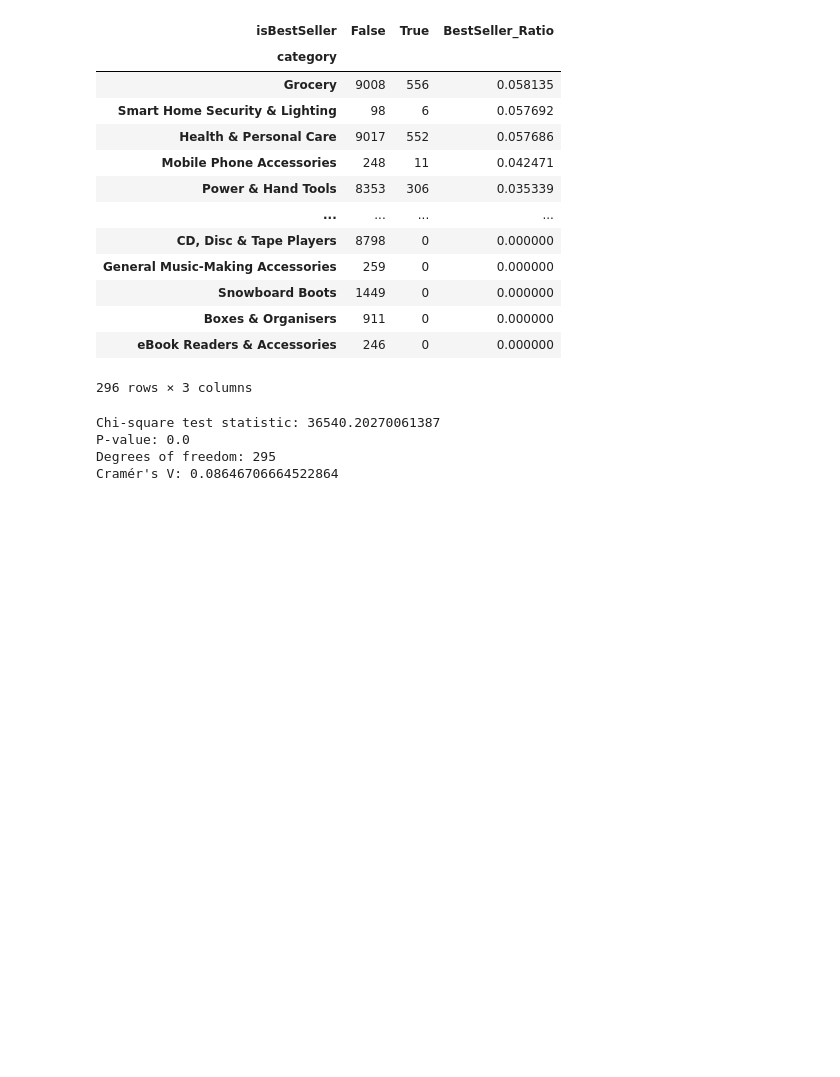
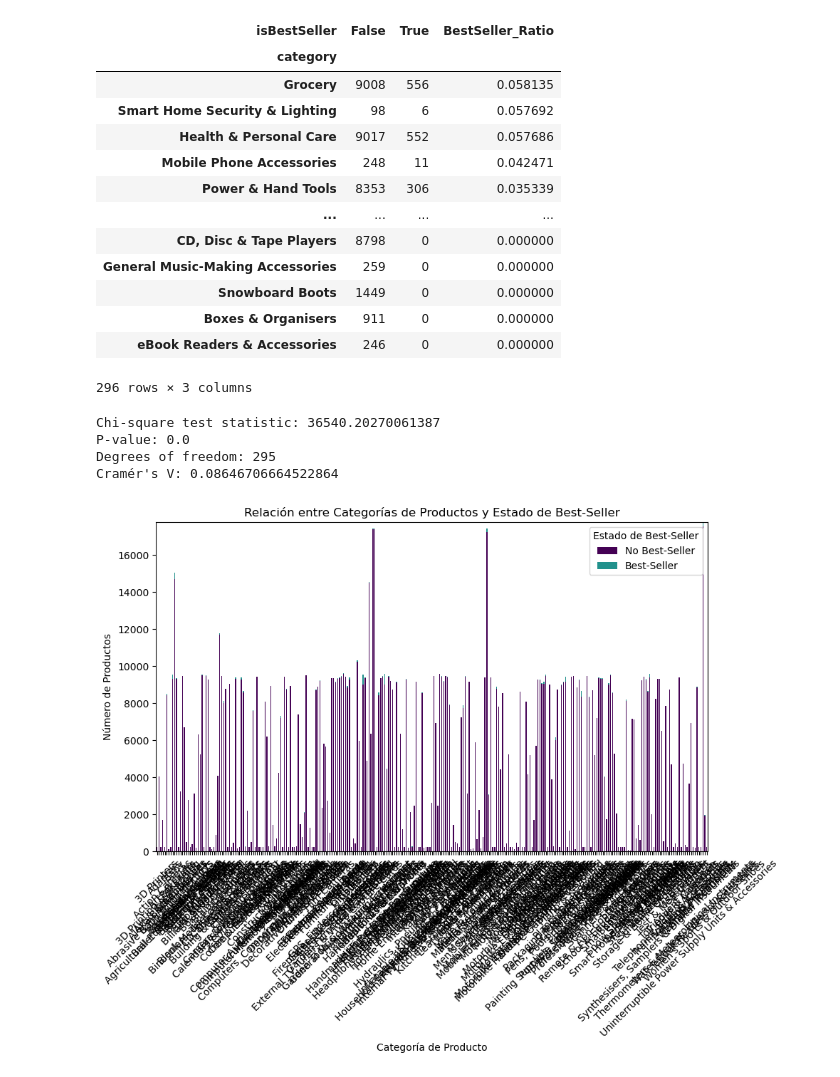
Before and after one commit to jesuserro/lab-eda-bivariate, a Jupyter notebook: main.ipynb, the cells around one changed output. Saved outputs shown, nothing was run; the diff lists cells and outputs as text; code cells hidden in the pictures; blank space fills up the shorter version.

```diff
--- a/main.ipynb
+++ b/main.ipynb
@@ -80,3 +81,24 @@ Chi-square test statistic: 36540.20270061387
 P-value: 0.0
 Degrees of freedom: 295
 Cramér's V: 0.08646706664522864
+# %%
+# Definir un umbral de outliers (percentil 95)
+outlier_threshold = crosstab.max(axis=1).quantile(0.95)
+
+# Filtrar las categorías con valores por debajo del umbral
+filtered_crosstab = crosstab[crosstab.max(axis=1) < outlier_threshold]
+# %%
+# Graficar el gráfico de barras apiladas
+filtered_crosstab.plot(kind='bar', stacked=True, figsize=(10, 6), colormap="viridis")
+
+# Configurar etiquetas y título
+plt.xlabel("Categoría de Producto")
+plt.ylabel("Número de Productos")
+plt.title("Relación entre Categorías de Productos y Estado de Best-Seller")
+plt.xticks(rotation=45)
+plt.legend(["No Best-Seller", "Best-Seller"], title="Estado de Best-Seller")
+
+# Mostrar el gráfico
+plt.show()
+# %% [output]
+[figure, added]
```
Also changed, not shown: parts of 1 cell of this notebook.
